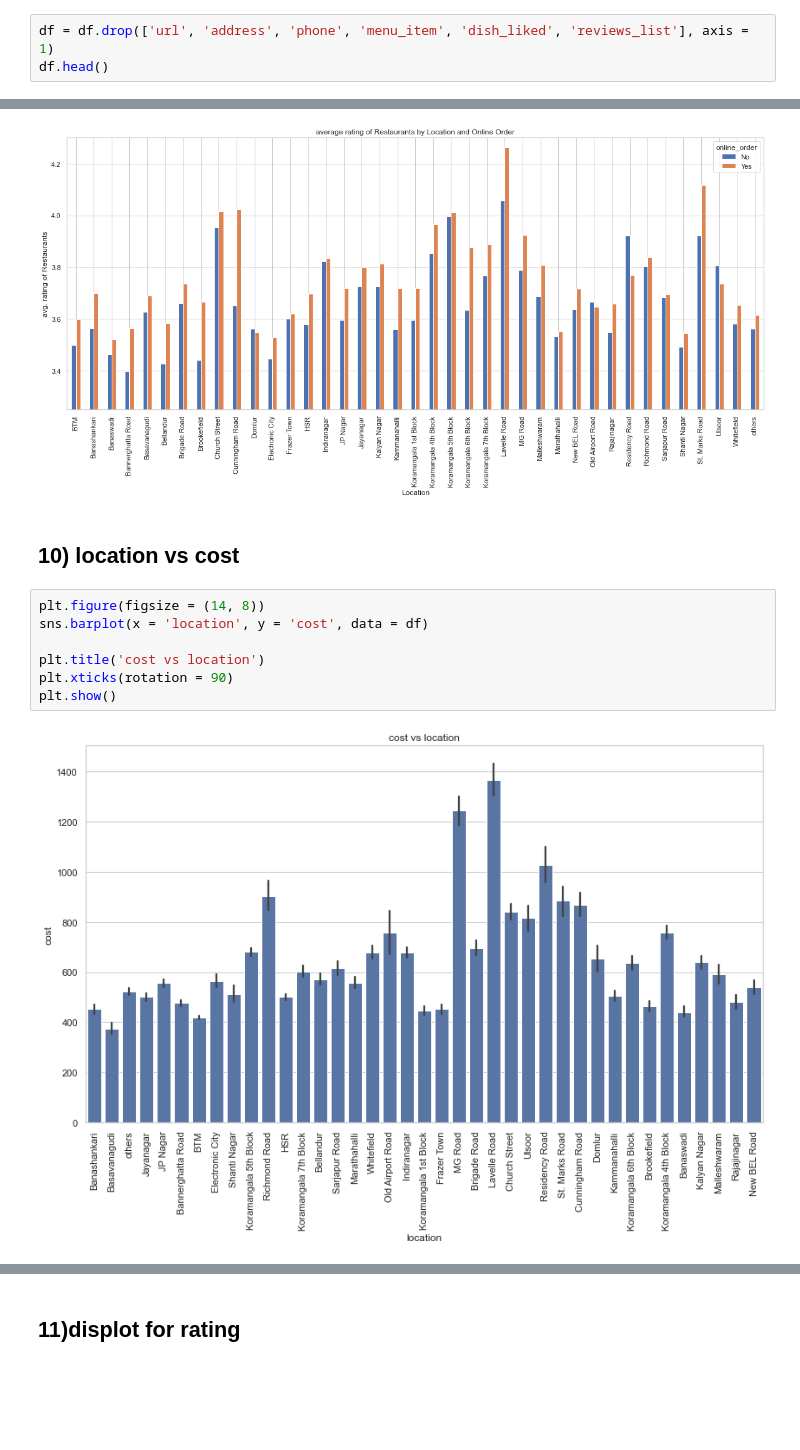
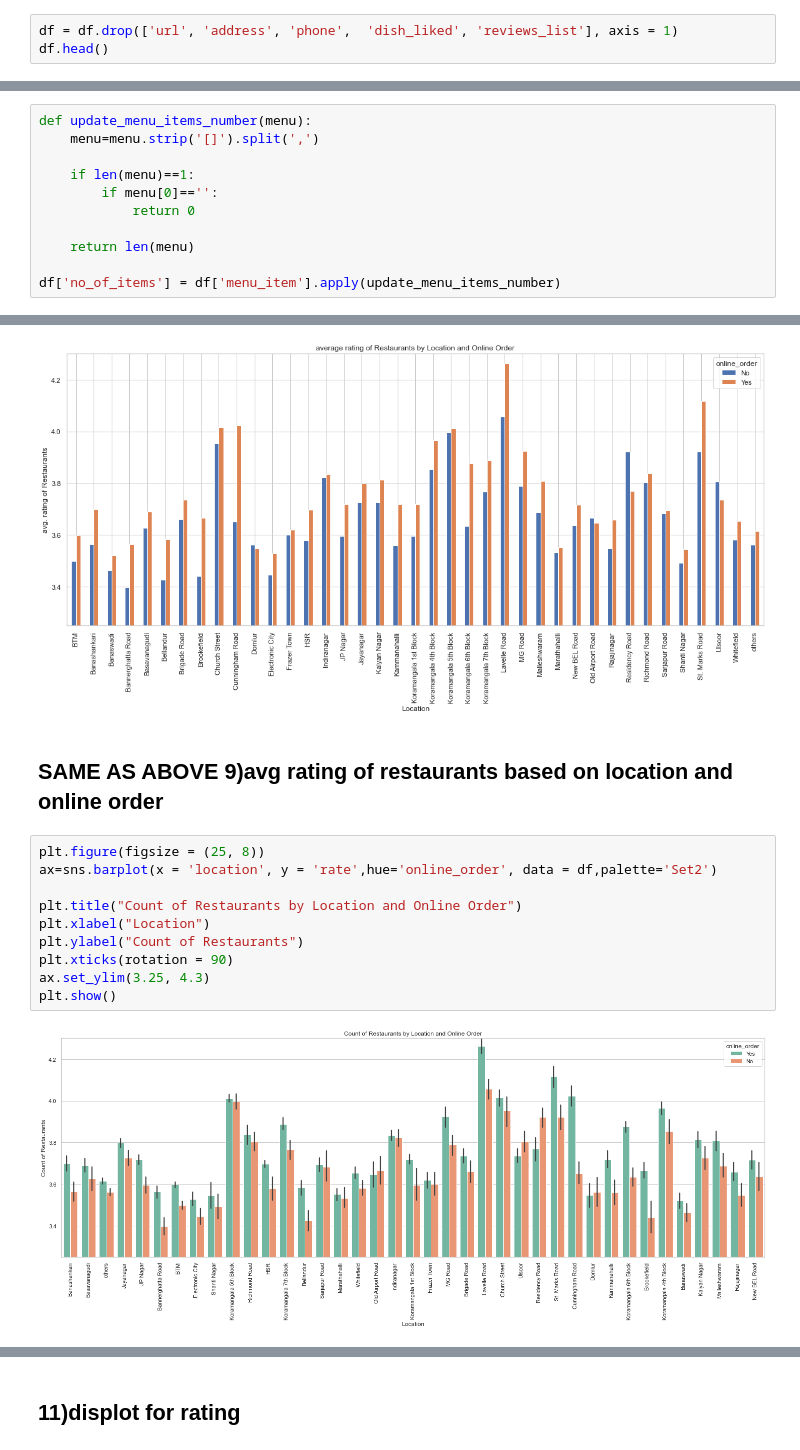
Before and after one commit to vignesh-v-007/dic-project, a Jupyter notebook: dummy.ipynb, the cells around one changed output, grey strips where cells are left out. Saved outputs shown, nothing was run; the diff lists cells and outputs as text; blank space fills up the shorter version.

```diff
--- a/dummy.ipynb
+++ b/dummy.ipynb
@@ -59,6 +59,6 @@ memory usage: 6.7+ MB
 - dishes liked is also not necessary for our predictions. we will base our predictions mainly on cusines, locatrion,rating.
 - DECISION PENDING listed_in(city) has different locations. since we already have locations, listed_in(city) is redundant
 # %%
-df = df.drop(['url', 'address', 'phone', 'menu_item', 'dish_liked', 'reviews_list'], axis = 1)
+df = df.drop(['url', 'address', 'phone',  'dish_liked', 'reviews_list'], axis = 1)
 df.head()
 # %% [output]
@@ -70,0 +68,11 @@ df.head()
+# %%
+def update_menu_items_number(menu):
+    menu=menu.strip('[]').split(',')
+
+    if len(menu)==1:
+        if menu[0]=='':
+            return 0
+
+    return len(menu)
+
+df['no_of_items'] = df['menu_item'].apply(update_menu_items_number)
@@ -484,14 +527,17 @@ ax.set_ylim(3.25, 4.3)
 plt.show()
 # %% [output]
 [figure]
-# %% [markdown]
-## 10) location vs cost
+# %% [markdown]
+## SAME AS ABOVE  9)avg rating of restaurants based on location and online order
 # %%
-plt.figure(figsize = (14, 8))
-sns.barplot(x = 'location', y = 'cost', data = df)
+plt.figure(figsize = (25, 8))
+ax=sns.barplot(x = 'location', y = 'rate',hue='online_order', data = df,palette='Set2')
 
-plt.title('cost vs location')
+plt.title("Count of Restaurants by Location and Online Order")
+plt.xlabel("Location")
+plt.ylabel("Count of Restaurants")
 plt.xticks(rotation = 90)
+ax.set_ylim(3.25, 4.3)
 plt.show()
 # %% [output]
-[figure, old version]
+[figure, new version]
```
Also changed, not shown: parts of 11 cells of this notebook.
